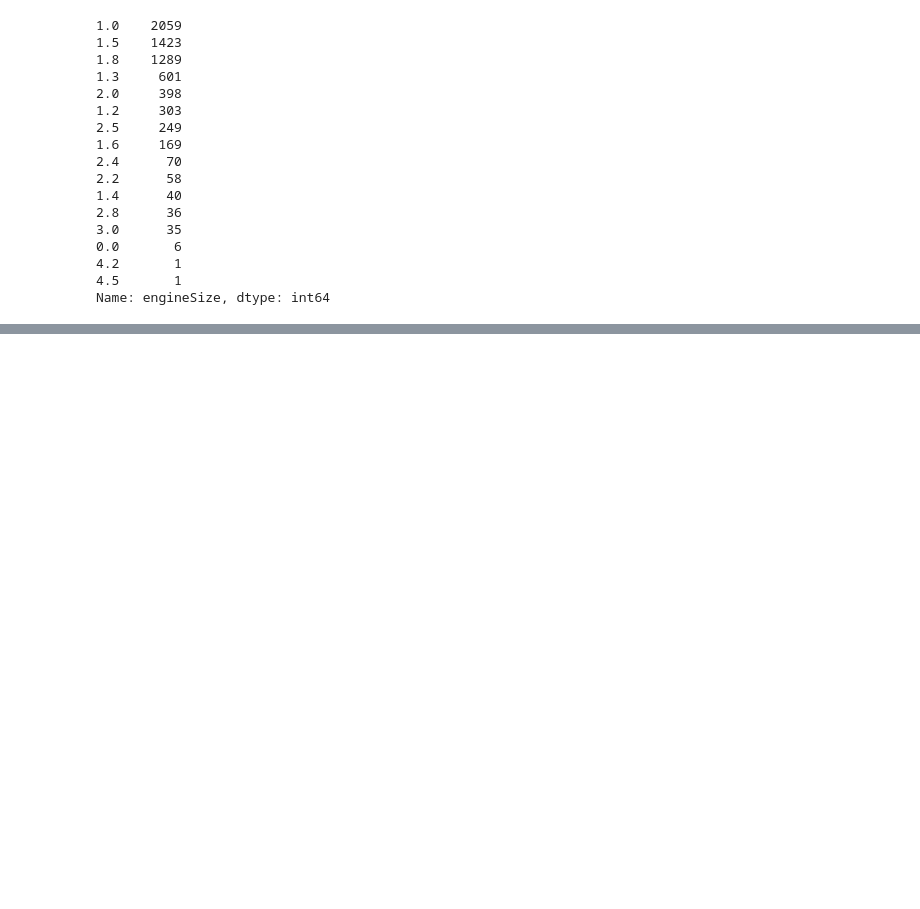
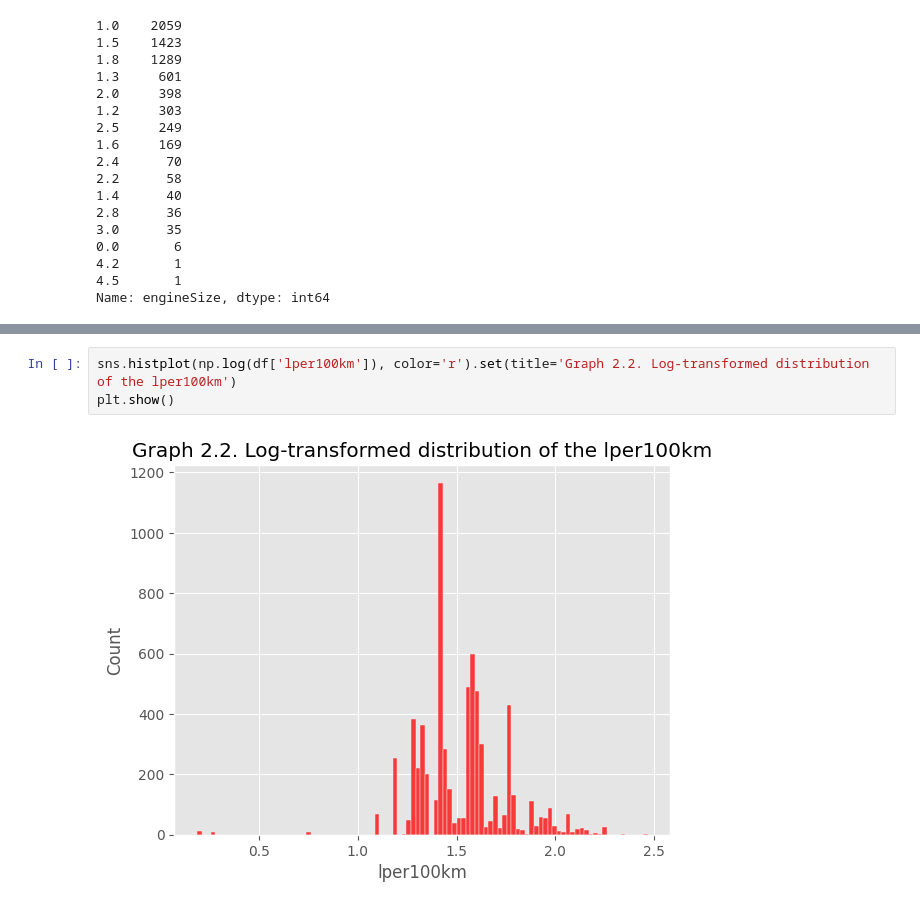
Before and after one commit to Milanomac/data-science-python, a Jupyter notebook: datacamp-projects/11_practical_exam_cars_professional/notebook.ipynb, the cells around one changed output, grey strips where cells are left out. Drawn from its saved outputs; the diff is of its cells as text; blank space fills up the shorter version.

```diff
--- a/datacamp-projects/11_practical_exam_cars_professional/notebook.ipynb
+++ b/datacamp-projects/11_practical_exam_cars_professional/notebook.ipynb
@@ -325,0 +380,5 @@ See the caveats in the documentation: https://pandas.pydata.org/pandas-docs/stab
+# %%
+sns.histplot(np.log(df['lper100km']), color='r').set(title='Graph 2.2. Log-transformed distribution of the lper100km')
+plt.show()
+# %% [output]
+[figure, added]
```
Also changed, not shown: parts of 61 cells of this notebook.
